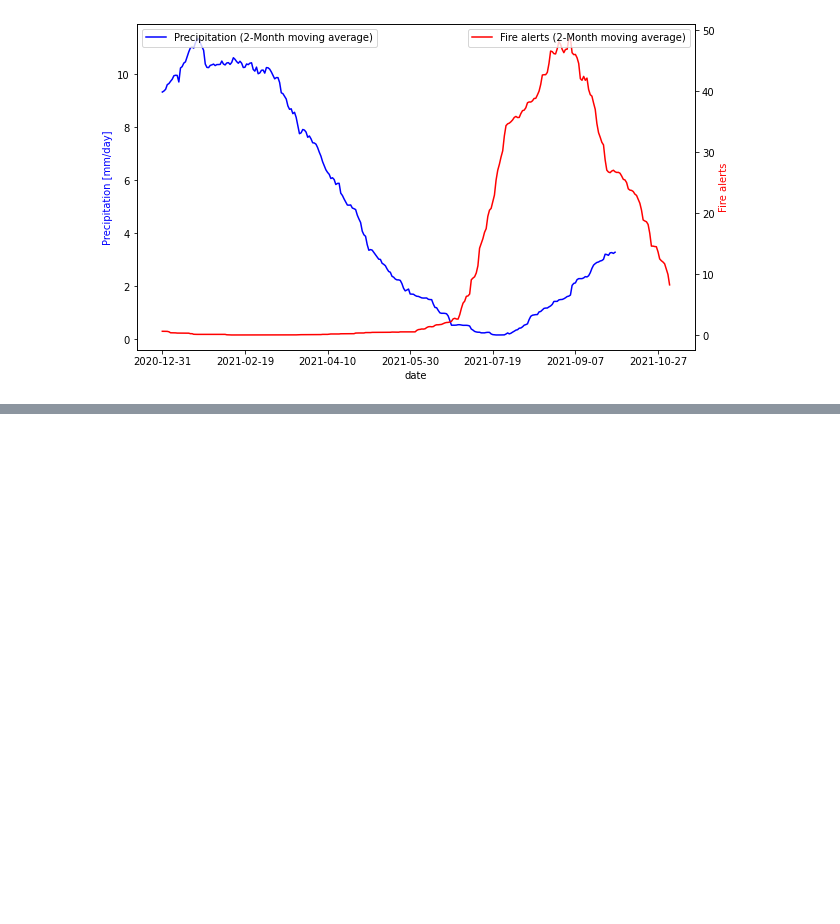
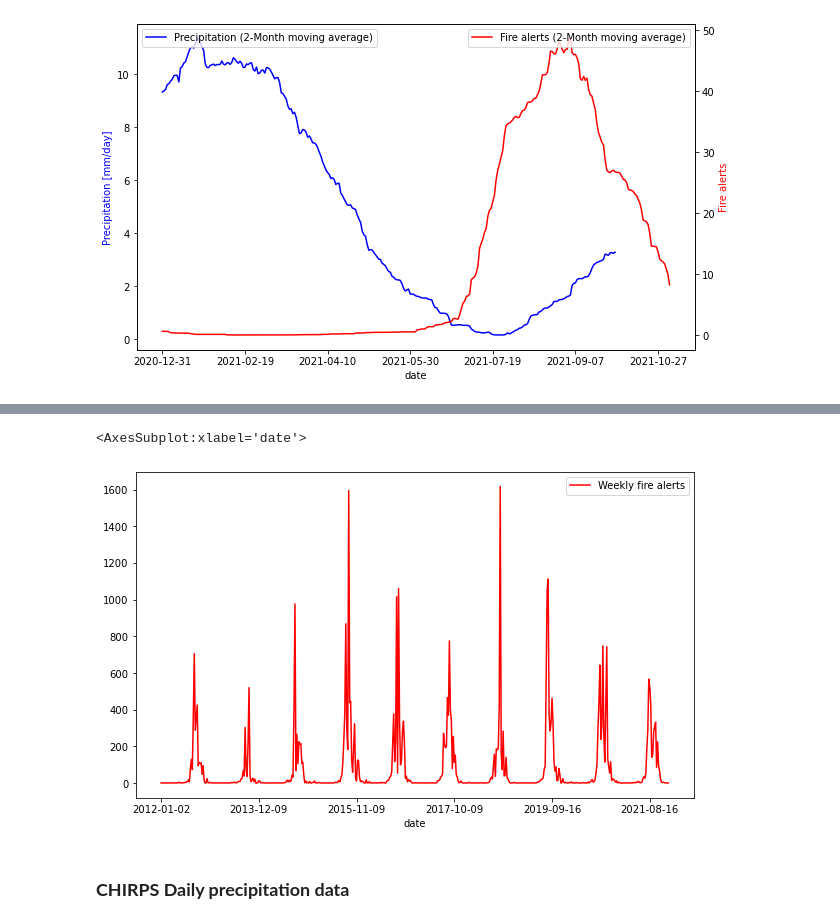
Before and after one commit to Vizzuality/mongabay-data, a Jupyter notebook: processing/fire_tool_exploration.ipynb, the cells around one changed output, grey strips where cells are left out. Drawn from its saved outputs; the diff is of its cells as text; code cells hidden in the pictures; blank space fills up the shorter version.

```diff
--- a/processing/fire_tool_exploration.ipynb
+++ b/processing/fire_tool_exploration.ipynb
@@ -526,0 +581,30 @@ plt.show()
+# %%
+iso = 'BRA'
+adm1 = 22
+confidence = 'h' #'n', 'l'
+
+query =(f"SELECT alert__year, alert__week, SUM(alert__count) AS alert__count, confidence__cat \
+        FROM data WHERE iso = \'{iso}\' AND adm1::integer = {adm1} AND confidence__cat = \'{confidence}\' \
+        GROUP BY alert__year, alert__week, confidence__cat"
+)
+
+url = f"https://data-api.globalforestwatch.org/dataset/gadm__viirs__adm1_weekly_alerts/latest/query"
+
+sql = {"sql": query}
+r = requests.get(url, params=sql)
+
+data = r.json().get('data')
+df_fire_hist = pd.DataFrame.from_dict(json_normalize(data))
+df_fire_hist.sort_values(by=['alert__year', 'alert__week'], inplace=True)
+#Add dates
+dates = df_fire_hist['alert__year']*100+ df_fire_hist['alert__week']
+df_fire_hist['alert__date'] = pd.to_datetime(dates.astype(str) + '1', format='%Y%W%w')
+
+# Fill missing dates with 0
+df_fire_hist = df_fire_hist[['alert__date', 'alert__count']]
+df_fire_hist = df_fire_hist[(df_fire_hist['alert__date'] >= hist_days.iloc[0]) & (df_fire_hist['alert__date'] <= hist_days.iloc[-1])]
+df_fire_hist = df_fire_hist.drop_duplicates('alert__date')
+df_fire_hist = df_fire_hist.set_index('alert__date').reindex(hist_days, fill_value=0).reset_index()
+df_fire_hist['date'] = df_fire_hist['date'].apply(lambda x: x.strftime('%Y-%m-%d'))
+
+df_fire_hist.head()
@@ -526,0 +618,8 @@ plt.show()
+# %%
+fig, ax = plt.subplots(figsize=(10,6))
+df_fire_hist.plot(ax=ax, x='date', y='alert__count', color='r', label='Weekly fire alerts')
+# %% [output]
+<AxesSubplot:xlabel='date'>
+[figure, added]
+# %% [markdown]
+### **CHIRPS Daily precipitation data**
```
Also changed, not shown: parts of 13 cells of this notebook.
